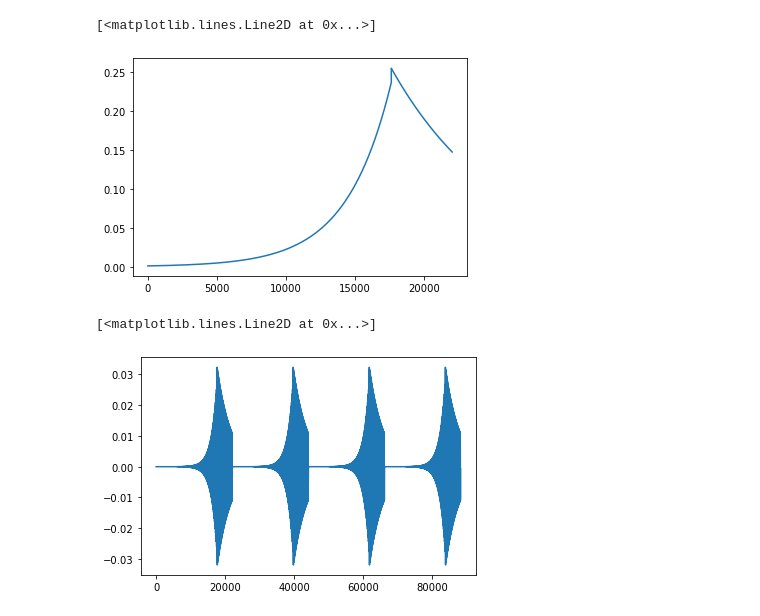
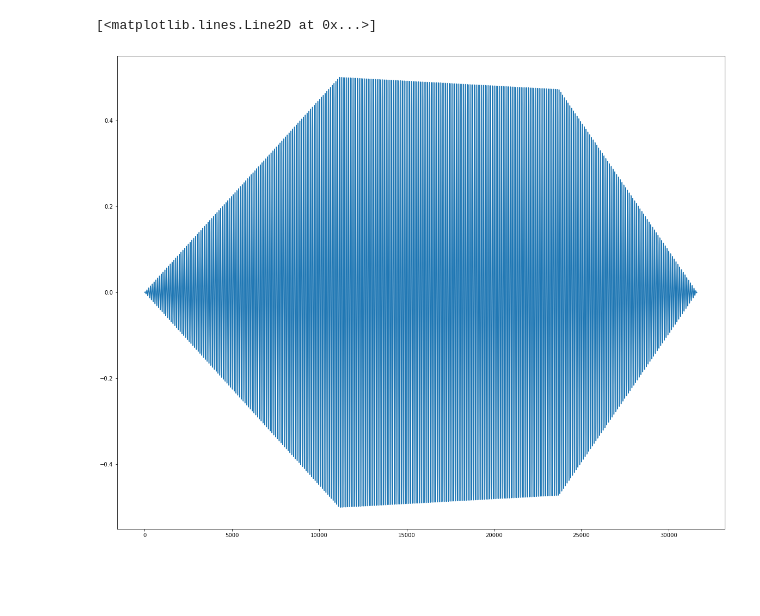
Before and after one commit to aufdemarbeitsmarkt/trope, a Jupyter notebook: trope/envelope.ipynb, the cells around one changed output. Cells and saved outputs as stored; diff of their text form; code cells hidden in the pictures; blank space fills up the shorter version.

```diff
--- a/trope/envelope.ipynb
+++ b/trope/envelope.ipynb
@@ -30,16 +72,32 @@ notes:
 # %%
-frequency = 220
+frequency = np.random.randint(100,400)
 amplitude = 0.5
-duration = 1.
+duration = np.random.randint(250,2000) / 1000
+# duration = 1
 sample_rate = 22050
 each_sample = np.arange(int(duration*sample_rate))
 sine = np.sin(2 * np.pi * each_sample * frequency / sample_rate) * amplitude
 
+attack = np.random.randint(1,100)
+decay = np.random.randint(1,100)
+sustain = np.random.randint(1,100)
+release = np.random.randint(1,100)
+# print(f' {attack=}\n {decay=}\n {sustain=}\n {release=}\n\n {duration=}')
+
+# E = Envelope(
+#     sine,
+#     sample_rate,
+#     attack_setting=attack,
+#     decay_setting=decay,
+#     sustain_setting=sustain,
+#     release_setting=release
+# )
+
 E = Envelope(
     sine,
     sample_rate,
-    attack_setting=20,
-    decay_setting=5,
-    sustain_setting=20,
-    release_setting=20
+    attack_setting=10,
+    decay_setting=25,
+    sustain_setting=25,
+    release_setting=25
 )
@@ -63,17 +104,14 @@ In other words, the user-defined release point should supercede the actual relea
 # %%
 env = E.generate_envelope_signal(sine)
-# %%
-plt.plot(env)
-# %% [output]
-[<matplotlib.lines.Line2D at 0x...>]
-[figure, removed]
 # %%
 sine*=env
+
 plotted_sound = np.tile(sine, 4)
-plt.plot(plotted_sound)
+plt.figure(figsize=(20,16))
+plt.plot(sine)
 # %% [output]
 [<matplotlib.lines.Line2D at 0x...>]
-[figure, old version]
+[figure, new version]
 # %%
 ipd.Audio(plotted_sound, rate=sample_rate)
 # %% [output]
```
Also changed, not shown: parts of 4 cells of this notebook, 1 other file.
